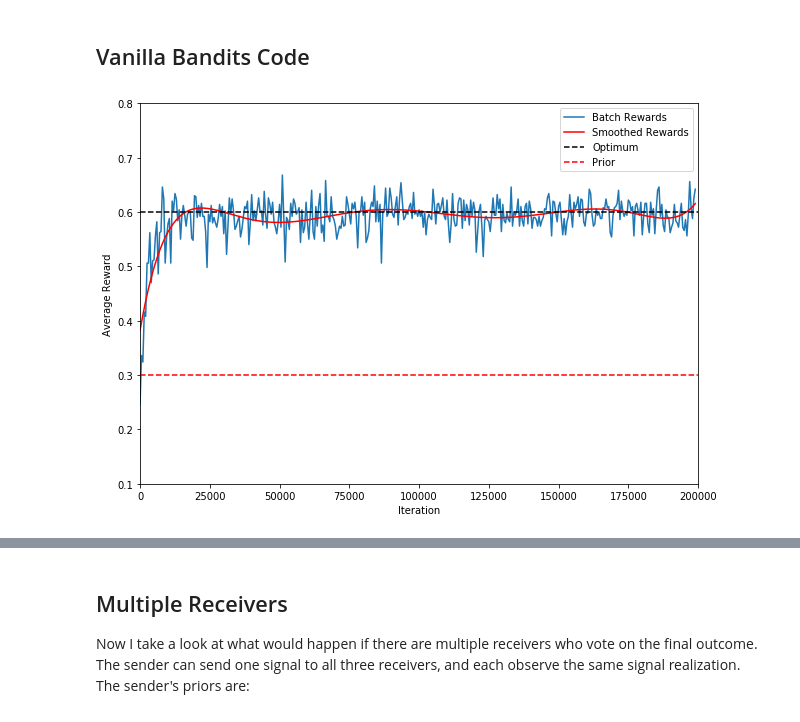
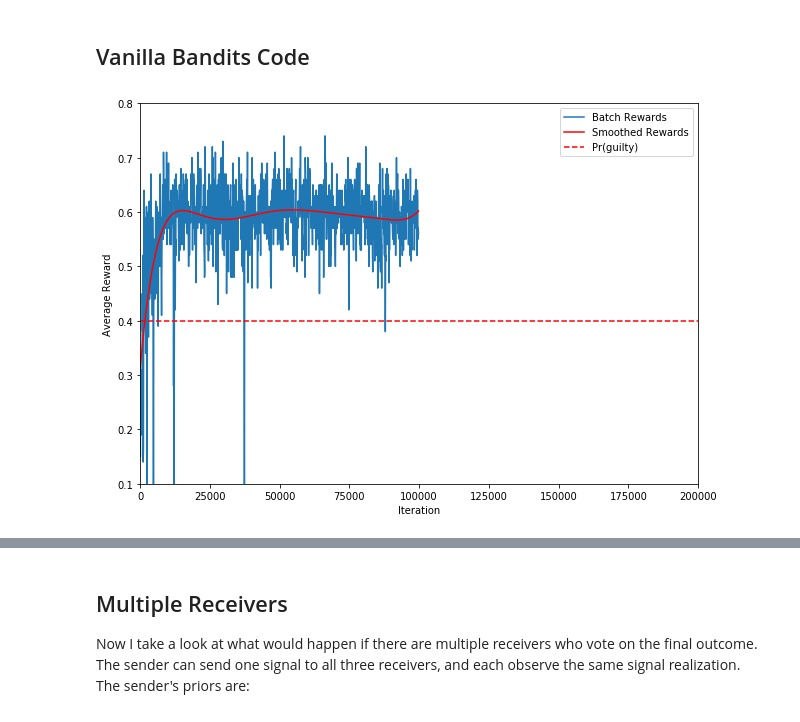
Before and after one commit to cwalker4/persuasion_bandits, a Jupyter notebook: scripts/bandits_persuasion.ipynb, the cells around one changed output, grey strips where cells are left out. Saved outputs shown, nothing was run; the diff lists cells and outputs as text; code cells hidden in the pictures.

```diff
--- a/scripts/bandits_persuasion.ipynb
+++ b/scripts/bandits_persuasion.ipynb
@@ -101,25 +101,27 @@ def ucb(q_a, n_a, t):
         ix_0: action on the 0th axis (i.e. p(g | i))
         ix_1: action on the 1st axis (i.e. p(g | g))
     """
-    c = 1  # hyperparameter; degree of exploration
+    c = 0.5  # hyperparameter; degree of exploration
     f = q_a + c * np.sqrt(log(t) / (n_a + 1))
     ix_0, ix_1 = np.unravel_index(np.argmax(f), f.shape)  # get max index in the array
     return ix_0, ix_1
 
 
-def persuasion_bandit():
+def persuasion_bandit(prior=0.3, p_guilty=0.3):
     """
     Function that runs persuasion bandits a la Kamenica 2018
 
     """
-    n_iters = int(2*1e5)
+    n_iters = int(4*1e4)
 
-    # discrete action space for now. 7 actions
-    # to correspond to [GK13] optimum
-    n_actions = 8
+    # discrete action space for now.
+    n_actions = 15
+
+    # pr(guildy)
+    p_guilty = np.array([1 - p_guilty, p_guilty])
 
     # set up prior so prior[0] = mu_0(innocent), etc.
-    prior = np.array([0.7, 0.3])
+    prior = np.array([1-prior, prior])
     posterior = np.array([0, 0], dtype=float)
 
     # initialize empty q function and action counts. axis 0 denotes choices
@@ -134,7 +136,7 @@ def persuasion_bandit():
     reward_means = []
     batch_rewards = []  # average over 50 samples
     for t in range(1, n_iters):
-        if t % 500 == 0:
+        if t % 100 == 0:
             reward_means.append(np.mean(batch_rewards))
             batch_rewards = []
 
@@ -155,7 +157,7 @@ def persuasion_bandit():
         pi = np.array([[p_ii, p_ig],[p_gi, p_gg]])
 
         # sample state of the world; 1 = guilty, 0 = innocent
-        state = np.random.choice([0, 1], p=prior)
+        state = np.random.choice([0, 1], p=p_guilty)
 
         # signal realization
         if state == 1:
@@ -179,16 +181,16 @@ q_a, n_a, actions, rs = persuasion_bandit()
 # %%
 x = np.arange(len(rs))
 line = np.poly1d(np.polyfit(x=range(len(rs)), y=np.array(rs), deg=7))
 plt.figure(figsize=(10,7))
-plt.plot(x*500, rs, label='Batch Rewards')
-plt.plot(x*500, line(range(len(rs))), 'r-', label='Smoothed Rewards')
+plt.plot(x*100, rs, label='Batch Rewards')
+plt.plot(x*100, line(range(len(rs))), 'r-', label='Smoothed Rewards')
 plt.xlabel('Iteration')
 plt.ylabel('Average Reward')
-plt.axhline(0.6, linestyle='--', color='black', label='Optimum')
-plt.axhline(0.3, linestyle='--', color='red', label='Prior')
+#plt.axhline(0.6, linestyle='--', color='black', label='Optimum')
+plt.axhline(0.4, linestyle='--', color='red', label='Pr(guilty)')
 plt.ylim((0.1, 0.8))
 plt.xlim((0, 2*1e5))
 plt.legend()
 plt.show()
 # %% [output]
-[figure, old version]
+[figure, new version]
```
Also changed, not shown: parts of 6 cells of this notebook, 1 other file.
